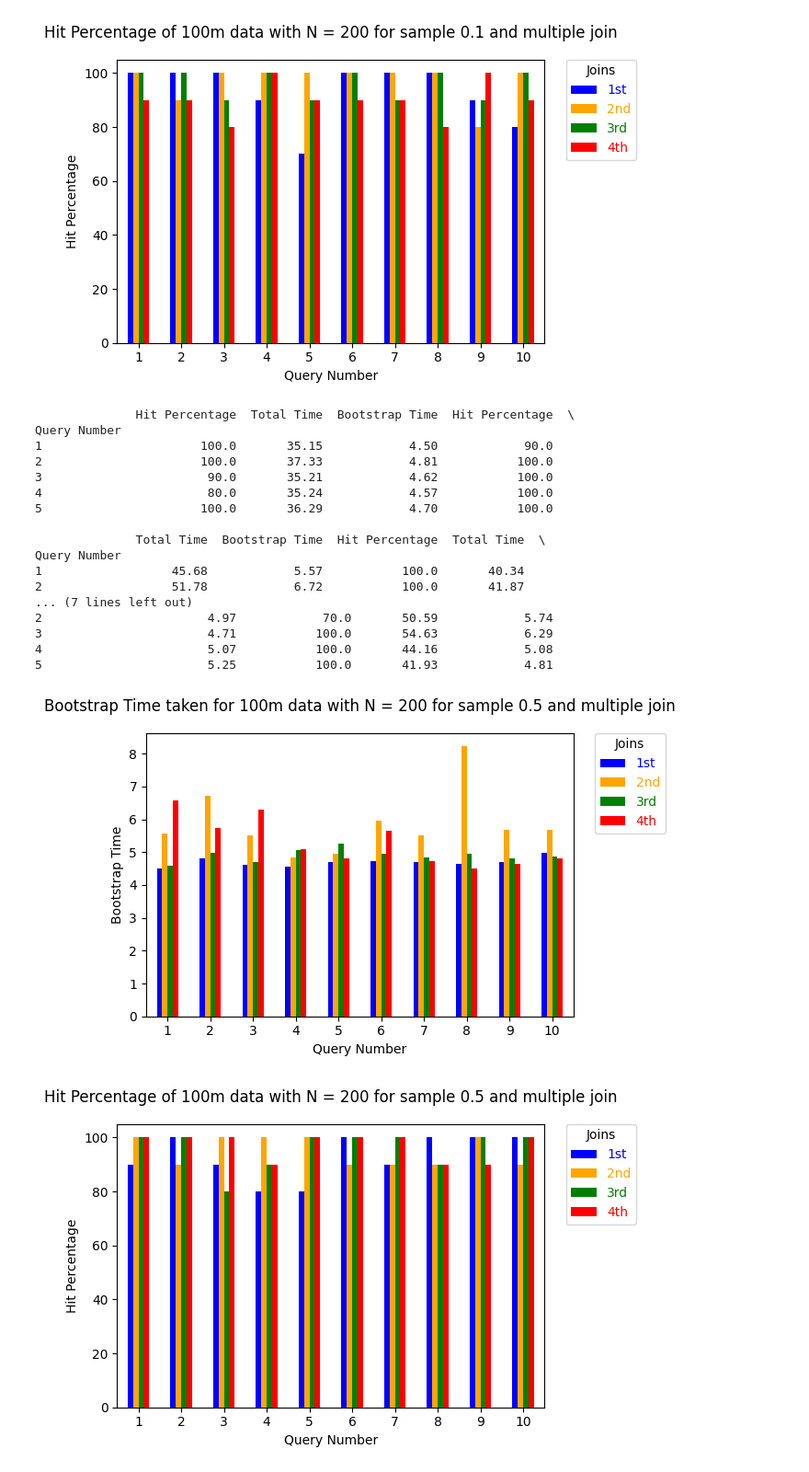
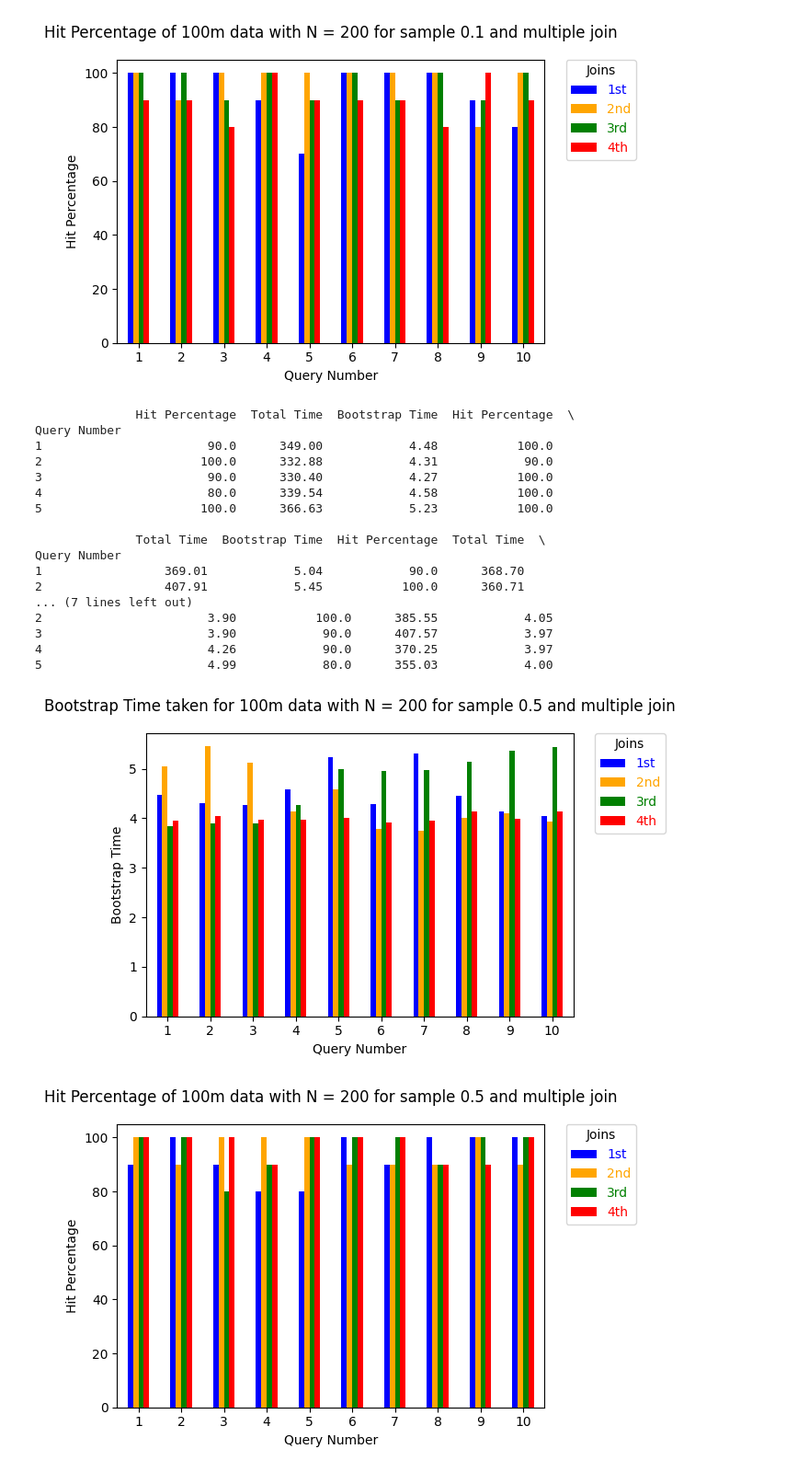
Before and after one commit to smaharjan02/bootstrapCS2, a Jupyter notebook: src/graph_experiments/graphdraw.ipynb, the cells around one changed output. Shown: that part at 92% size. Drawn from its saved outputs; the diff is of its cells as text; code cells hidden in the pictures.

```diff
--- a/src/graph_experiments/graphdraw.ipynb
+++ b/src/graph_experiments/graphdraw.ipynb
@@ -8,35 +8,35 @@ import seaborn as sns
 # %%
 #Read the file from first join
 #Read the first csv file for comparison
-df1 = pd.read_csv ('graph_experiment_results_query_first_join/graphlogs_log_tpch_1g.db_sr0.1_lt10_bs2000.csv')
+df1 = pd.read_csv ('graph_experiment_results_query_first_join/graphlogs_log_tpch_1g.db_sr0.1_lt10_bs200.csv')
 #Read the Second csv file for comparison
-df2 = pd.read_csv ('graph_experiment_results_query_first_join/graphlogs_log_tpch_1g.db_sr0.5_lt10_bs2000.csv')
+df2 = pd.read_csv ('graph_experiment_results_query_first_join/graphlogs_log_tpch_1g.db_sr0.5_lt10_bs200.csv')
 #Read the third csv file for comparison
-df3 = pd.read_csv ('graph_experiment_results_query_first_join/graphlogs_log_tpch_1g.db_sr1.0_lt10_bs2000.csv')
+df3 = pd.read_csv ('graph_experiment_results_query_first_join/graphlogs_log_tpch_1g.db_sr1.0_lt10_bs200.csv')
 0
 #Read the file for second join
 #Read the first csv file for comparison
-df4 = pd.read_csv ('graph_experiment_results_query_second_join/graphlogs_log_tpch_1g.db_sr0.1_lt10_bs2000.csv')
+df4 = pd.read_csv ('graph_experiment_results_query_second_join/graphlogs_log_tpch_1g.db_sr0.1_lt10_bs200.csv')
 #Read the Second csv file for comparison
-df5 = pd.read_csv ('graph_experiment_results_query_second_join/graphlogs_log_tpch_1g.db_sr0.5_lt10_bs2000.csv')
+df5 = pd.read_csv ('graph_experiment_results_query_second_join/graphlogs_log_tpch_1g.db_sr0.5_lt10_bs200.csv')
 #Read the third csv file for comparison
-df6 = pd.read_csv ('graph_experiment_results_query_second_join/graphlogs_log_tpch_1g.db_sr1.0_lt10_bs2000.csv')
+df6 = pd.read_csv ('graph_experiment_results_query_second_join/graphlogs_log_tpch_1g.db_sr1.0_lt10_bs200.csv')
 
 #Read the file for third join
 #Read the first csv file for comparison
-df7 = pd.read_csv ('graph_experiment_results_query_third_join/graphlogs_log_tpch_1g.db_sr0.1_lt10_bs2000.csv')
+df7 = pd.read_csv ('graph_experiment_results_query_third_join/graphlogs_log_tpch_1g.db_sr0.1_lt10_bs200.csv')
 #Read the Second csv file for comparison
-df8 = pd.read_csv ('graph_experiment_results_query_third_join/graphlogs_log_tpch_1g.db_sr0.5_lt10_bs2000.csv')
+df8 = pd.read_csv ('graph_experiment_results_query_third_join/graphlogs_log_tpch_1g.db_sr0.5_lt10_bs200.csv')
 #Read the third csv file for comparison
-df9 = pd.read_csv ('graph_experiment_results_query_third_join/graphlogs_log_tpch_1g.db_sr1.0_lt10_bs2000.csv')
+df9 = pd.read_csv ('graph_experiment_results_query_third_join/graphlogs_log_tpch_1g.db_sr1.0_lt10_bs200.csv')
 
 #Read the file for fourth join
 #Read the first csv file for comparison
-df10 = pd.read_csv ('graph_experiment_results_query_fourth_join/graphlogs_log_tpch_1g.db_sr0.1_lt10_bs2000.csv')
+df10 = pd.read_csv ('graph_experiment_results_query_fourth_join/graphlogs_log_tpch_1g.db_sr0.1_lt10_bs200.csv')
 #Read the Second csv file for comparison
-df11 = pd.read_csv ('graph_experiment_results_query_fourth_join/graphlogs_log_tpch_1g.db_sr0.5_lt10_bs2000.csv')
+df11 = pd.read_csv ('graph_experiment_results_query_fourth_join/graphlogs_log_tpch_1g.db_sr0.5_lt10_bs200.csv')
 #Read the third csv file for comparison
-df12 = pd.read_csv ('graph_experiment_results_query_fourth_join/graphlogs_log_tpch_1g.db_sr1.0_lt10_bs2000.csv')
+df12 = pd.read_csv ('graph_experiment_results_query_fourth_join/graphlogs_log_tpch_1g.db_sr1.0_lt10_bs200.csv')
 # %%
 #Creating dataframes for each join_types (first,second,third,fouth)
 # Concatenate all three sample for first join
@@ -212,0 +231,16 @@ Query Number
+# %%
+multi_join_so1_df = multi_join_so1_df.reset_index(drop=True)
+df_melt = pd.melt(multi_join_so1_df, id_vars='Query Number',
+                  value_vars=['Bootstrap Time', 'Bootstrap Time', 'Bootstrap Time', 'Bootstrap Time'],
+                  var_name='Dataset',
+                  value_name='Bootstrap_Time')
+sns.set_palette('dark')
+sns.set_style('whitegrid')
+ax = sns.boxplot(x='Query Number', y='Bootstrap_Time', hue='Dataset', data=df_melt, palette=['blue', 'orange', 'green', 'red'])
+ax.set_ylabel('Bootstrap Time')
+ax.set_title('Bootstrap Time by Query and Dataset')
+
+ax.legend(title='Dataset')
+
+plt.tight_layout()
+plt.savefig('boxplot.pdf')
@@ -213,6 +250,6 @@ Query Number
 # %%
 #Bar chart for multiple join where sample size = 0.1
-with PdfPages('Bootstrap Time taken of 100m data with N = 2000 for sample 0.1 and multiple join.pdf') as pdf:
+with PdfPages('Bootstrap Time taken of 1GB data with N = 200 for sample 0.1 and multiple join.pdf') as pdf:
 
     g = multi_join_so1_df["Bootstrap Time"].plot.bar(figsize=(6, 4),
                 color=['blue', 'orange', 'green', 'red'])
@@ -276,46 +313,46 @@ print(multi_join_so5_df.head())
 # %% [output]
               Hit Percentage  Total Time  Bootstrap Time  Hit Percentage  \
 Query Number
-1                      100.0       35.15            4.50            90.0
-2                      100.0       37.33            4.81           100.0
-3                       90.0       35.21            4.62           100.0
-4                       80.0       35.24            4.57           100.0
-5                      100.0       36.29            4.70           100.0
+1                       90.0      349.00            4.48           100.0
+2                      100.0      332.88            4.31            90.0
+3                       90.0      330.40            4.27           100.0
+4                       80.0      339.54            4.58           100.0
+5                      100.0      366.63            5.23           100.0
 
               Total Time  Bootstrap Time  Hit Percentage  Total Time  \
 Query Number
-1                  45.68            5.57           100.0       40.34
-2                  51.78            6.72           100.0       41.87
+1                 369.01            5.04            90.0      368.70
+2                 407.91            5.45           100.0      360.71
 ... (7 lines left out)
-2                       4.97            70.0       50.59            5.74
-3                       4.71           100.0       54.63            6.29
-4                       5.07           100.0       44.16            5.08
-5                       5.25           100.0       41.93            4.81
+2                       3.90           100.0      385.55            4.05
+3                       3.90            90.0      407.57            3.97
+4                       4.26            90.0      370.25            3.97
+5                       4.99            80.0      355.03            4.00
 # %%
 #Bar chart for multiple join where sample size = 0.5
-with PdfPages('Bootstrap Time taken of 100m data with N = 2000 for sample 0.5 and multiple join.pdf') as pdf:
+with PdfPages('Bootstrap Time taken of 1GB data with N = 200 for sample 0.5 and multiple join.pdf') as pdf:
 
     g = multi_join_so5_df["Bootstrap Time"].plot.bar(figsize=(6, 4),
                 color=['blue', 'orange', 'green', 'red'])
     plt.xticks(rotation=0)
 
     # Get labels from plot
     handles, labels = g.get_legend_handles_labels()
 
     # Create single legend
     legend = g.legend(handles,
                     ['1st', '2nd', '3rd', '4th'],
                     labelcolor=['blue', 'orange', 'green', 'red'],
                     loc='upper left', #location
                     bbox_to_anchor=(1.05, 1), #position
                     title='Joins',
                     borderaxespad=0)
 
     g.set_ylabel('Bootstrap Time')
     g.set_title("Bootstrap Time taken for 100m data with N = 200 for sample 0.5 and multiple join", fontsize=12, y=1.05)
     pdf.savefig(bbox_inches='tight')
 # %% [output]
-[figure, old version]
+[figure, new version]
 # %%
 #Bar Chart for multiple join where sample size = 0.5
 with PdfPages('Hit Percentage of 100m data with N = 200 for sample 0.5 and multiple join.pdf') as pdf:
```
Also changed, not shown: parts of 6 cells of this notebook.
